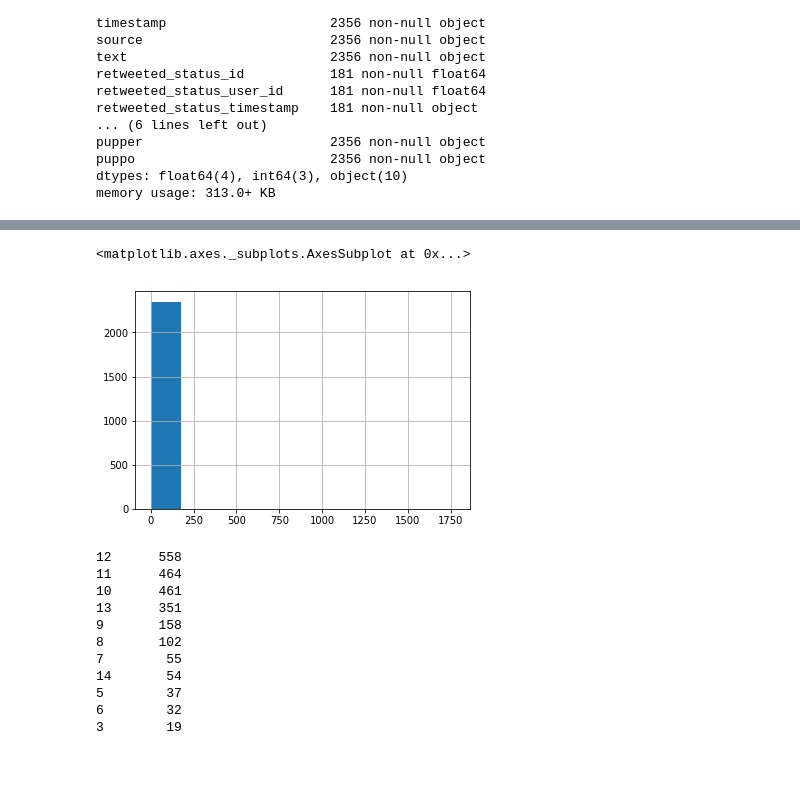
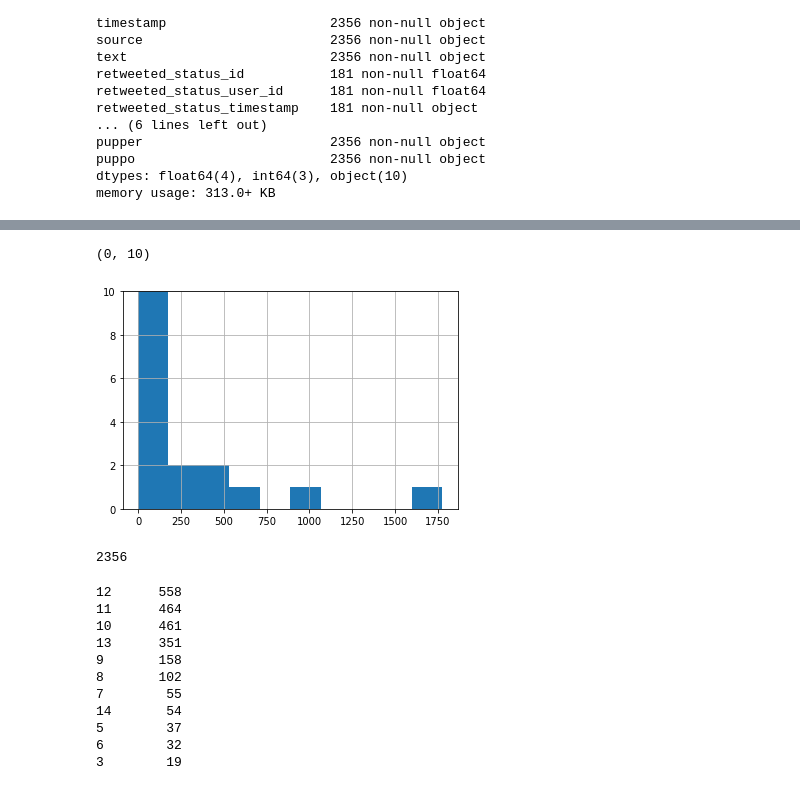
Before and after one commit to yagueits/Web-scrapping, a Jupyter notebook: wrangle_actYAGO.ipynb, the cells around one changed output, grey strips where cells are left out. Saved outputs shown, nothing was run; the diff lists cells and outputs as text; code cells hidden in the pictures.

```diff
--- a/wrangle_actYAGO.ipynb
+++ b/wrangle_actYAGO.ipynb
@@ -196,10 +175,15 @@ twitter_data.describe()
 # %%
 import matplotlib.pyplot as plt
 % matplotlib inline
-twitter_data.rating_numerator.hist()
+plot=twitter_data.rating_numerator.hist()
+plot.set_ylim([0,10])
 # %% [output]
-<matplotlib.axes._subplots.AxesSubplot at 0x...>
+(0, 10)
-[figure, old version]
+[figure, new version]
+# %%
+twitter_data.tweet_id.unique().size
+# %% [output]
+2356
 # %%
 twitter_data.rating_numerator.value_counts()
 # %% [output]
```
Also changed, not shown: parts of 15 cells of this notebook.
